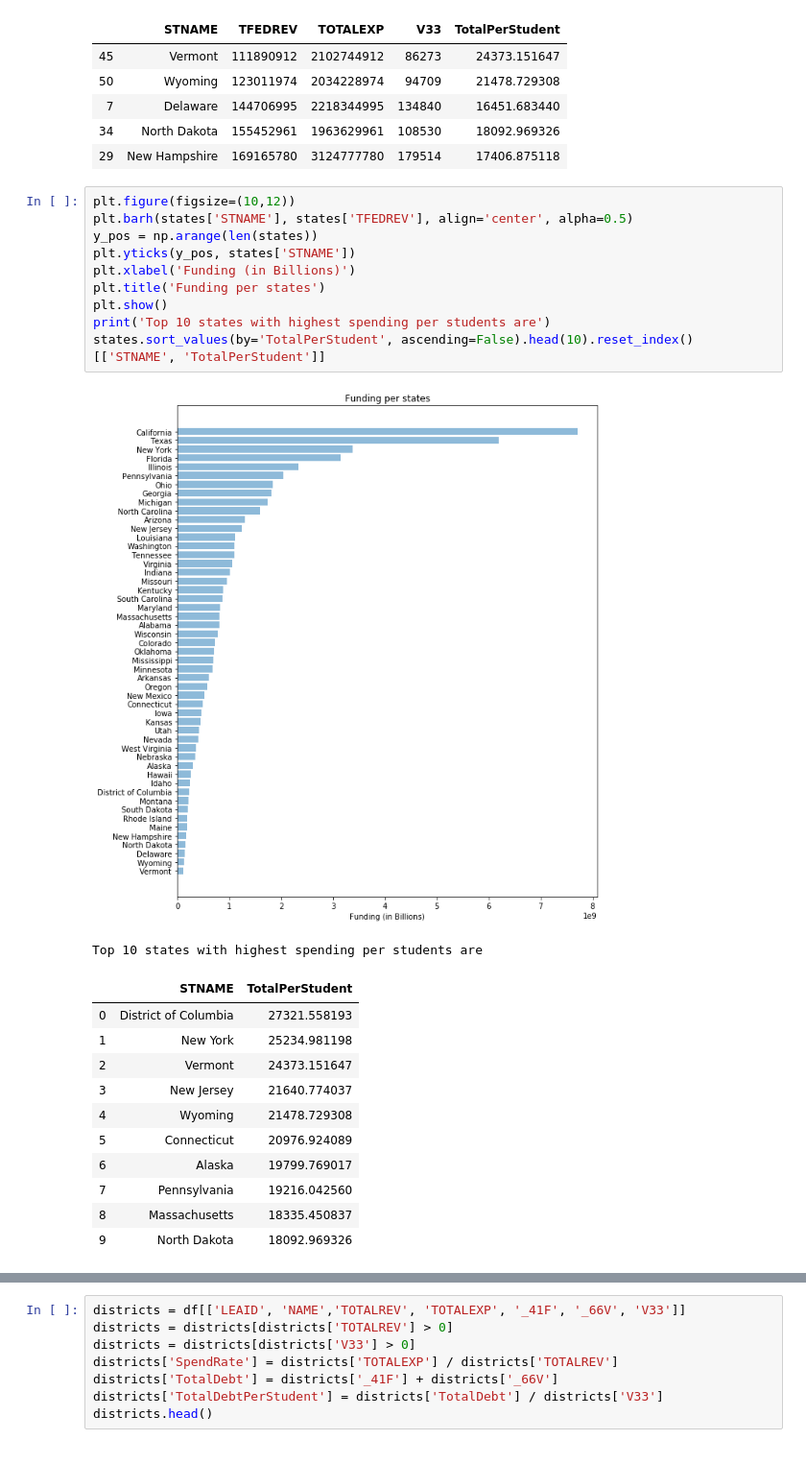
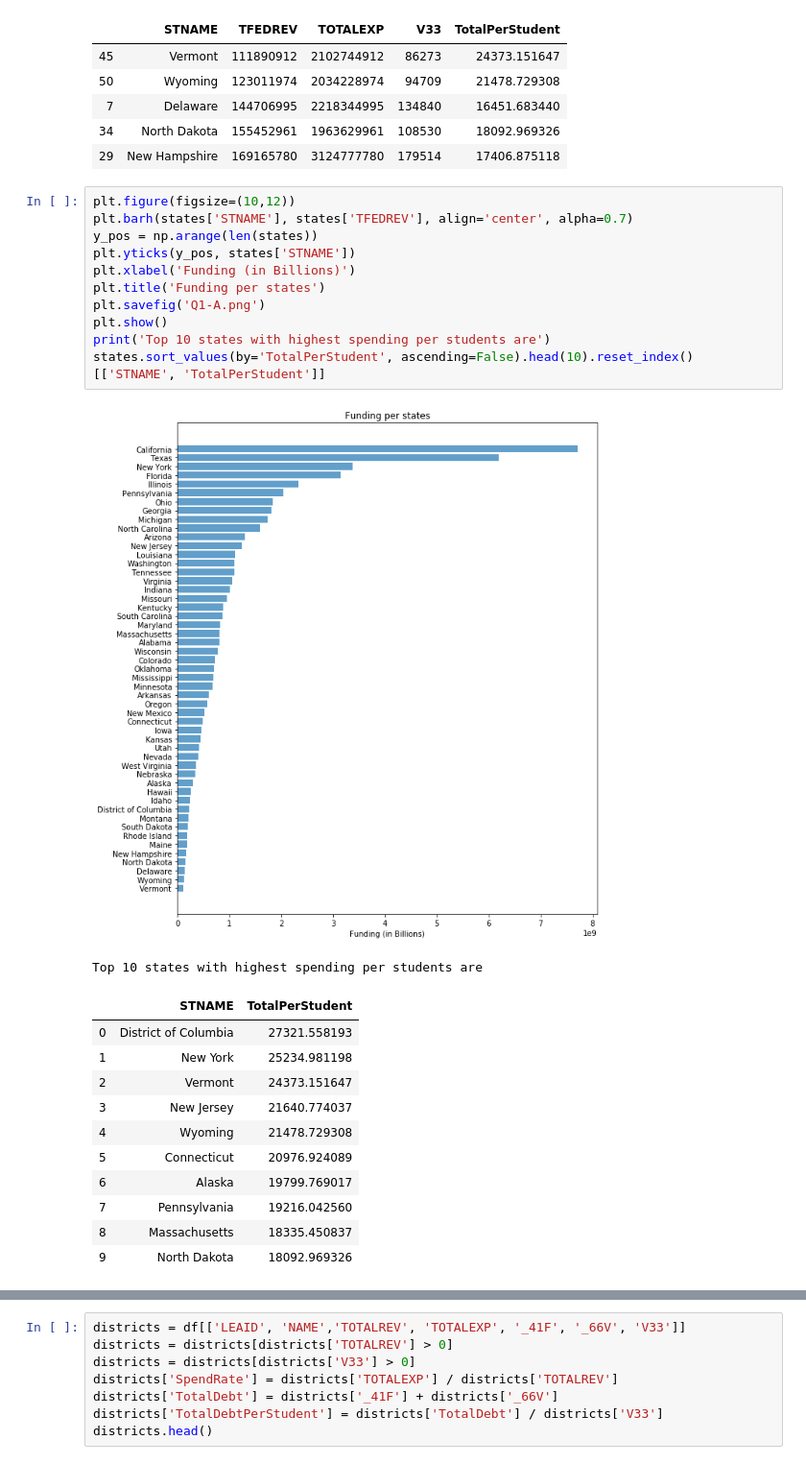
Before and after one commit to sarthakkothari/DS5500, a Jupyter notebook: HW3/HW3.ipynb, the cells around one changed output, grey strips where cells are left out. Shown at 96% size. Saved outputs shown, nothing was run; the diff lists cells and outputs as text.

```diff
--- a/HW3/HW3.ipynb
+++ b/HW3/HW3.ipynb
@@ -37,16 +47,17 @@ states.head()
 | 29 | New Hampshire | 169165780 | 3124777780 | 179514 | 17406.875118 |
 # %%
 plt.figure(figsize=(10,12))
-plt.barh(states['STNAME'], states['TFEDREV'], align='center', alpha=0.5)
+plt.barh(states['STNAME'], states['TFEDREV'], align='center', alpha=0.7)
 y_pos = np.arange(len(states))
 plt.yticks(y_pos, states['STNAME'])
 plt.xlabel('Funding (in Billions)')
 plt.title('Funding per states')
+plt.savefig('Q1-A.png')
 plt.show()
 print('Top 10 states with highest spending per students are')
 states.sort_values(by='TotalPerStudent', ascending=False).head(10).reset_index()[['STNAME', 'TotalPerStudent']]
 # %% [output]
-[figure, old version]
+[figure, new version]
 Top 10 states with highest spending per students are
 |  | STNAME | TotalPerStudent |
 | 0 | District of Columbia | 27321.558193 |
```
Also changed, not shown: parts of 12 cells of this notebook, 7 other files.
